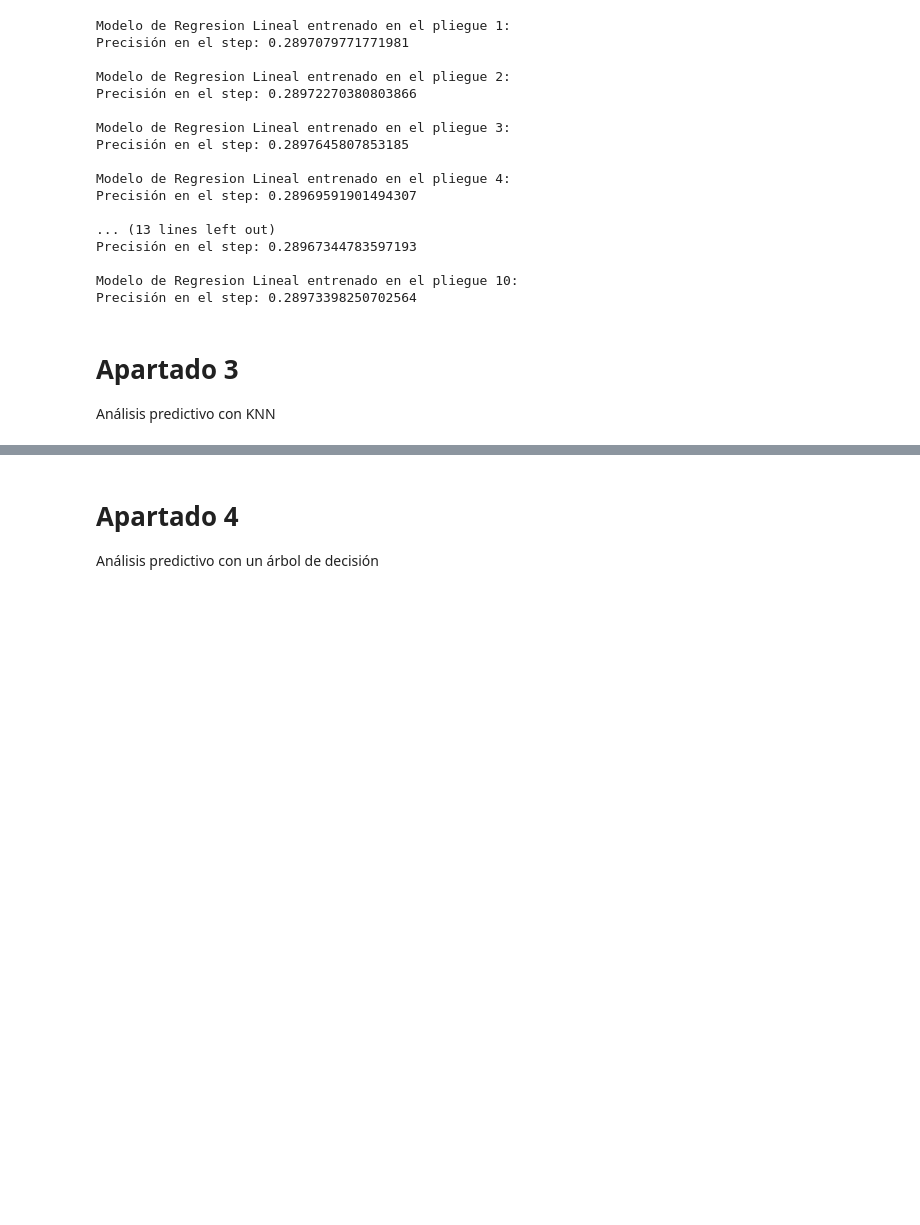
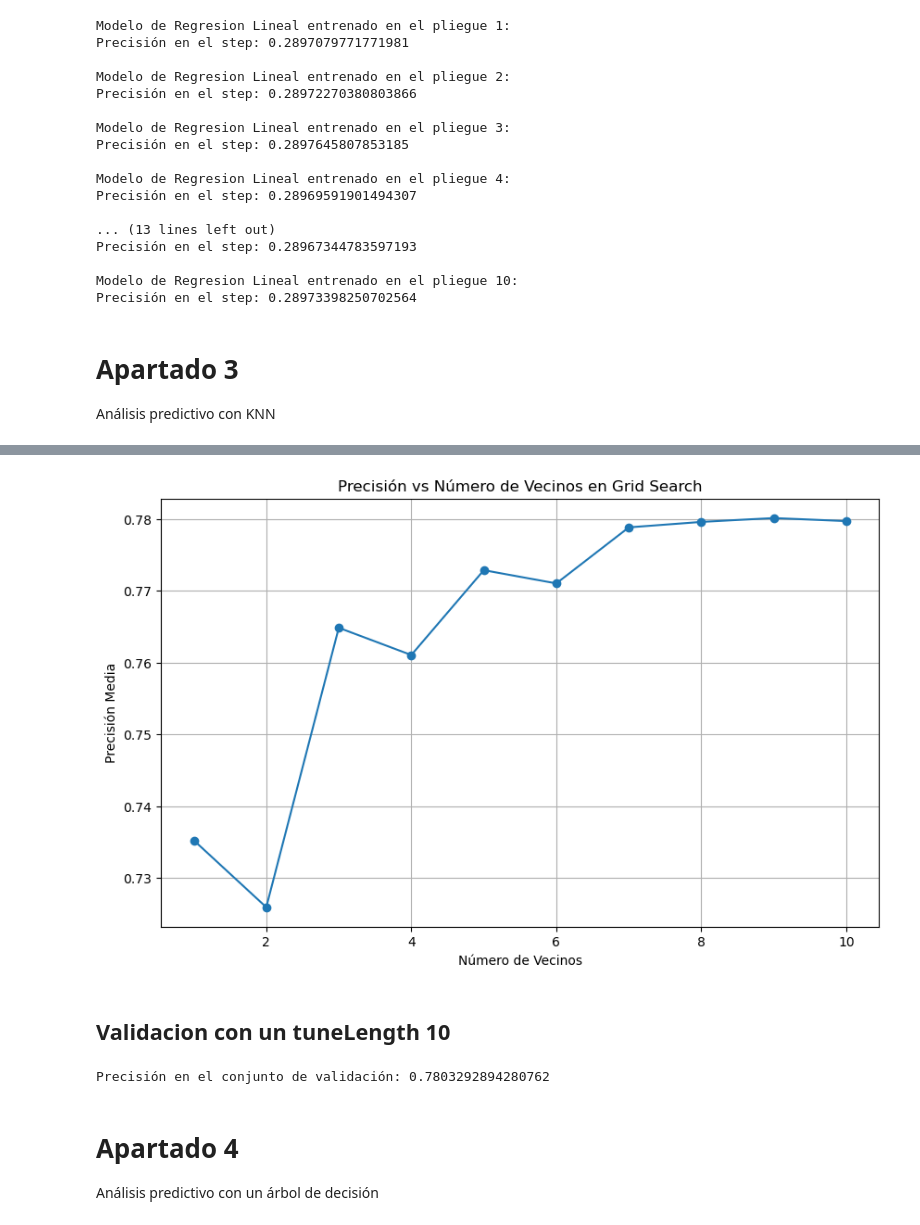
Before and after one commit to Geronimo-Basso/artificial-intelligence-data-analysis, a Jupyter notebook: practica-2/practica-2.ipynb, the cells around one changed output, grey strips where cells are left out. Cells and saved outputs as stored; diff of their text form; code cells hidden in the pictures; blank space fills up the shorter version.

```diff
--- a/practica-2/practica-2.ipynb
+++ b/practica-2/practica-2.ipynb
@@ -310,3 +343,36 @@ Precisión en el step: 0.4775330437122177
+# %%
+# Extraer los resultados del Grid Search
+resultados_df = pd.DataFrame(grid_search.cv_results_)
+
+# Obtener los valores relevantes
+parametros = resultados_df['param_kneighborsclassifier__n_neighbors']
+precision_media = resultados_df['mean_test_score']
+
+# Graficar la precisión en función del número de vecinos
+plt.figure(figsize=(10, 6))
+plt.plot(parametros, precision_media, marker='o')
+plt.title('Precisión vs Número de Vecinos en Grid Search')
+plt.xlabel('Número de Vecinos')
+plt.ylabel('Precisión Media')
+plt.grid(True)
+plt.show()
+# %% [output]
+[figure, added]
+# %% [markdown]
+## Validacion con un tuneLength 10
+# %%
+# Obtener el mejor modelo
+best_model = grid_search.best_estimator_
+
+# Evaluar el modelo en el conjunto de validación
+y_pred = best_model.predict(X_val)
+accuracy = accuracy_score(y_val, y_pred)
+confusion_mat = confusion_matrix(y_val, y_pred)
+
+print("Precisión en el conjunto de validación:", accuracy)
+precision_val['knn_tuneLength_10'] = accuracy
+# %% [output]
+Precisión en el conjunto de validación: 0.7803292894280762
 # %% [markdown]
 # Apartado 4
 Análisis predictivo con un árbol de decisión
```
Also changed, not shown: parts of 4 cells of this notebook.
